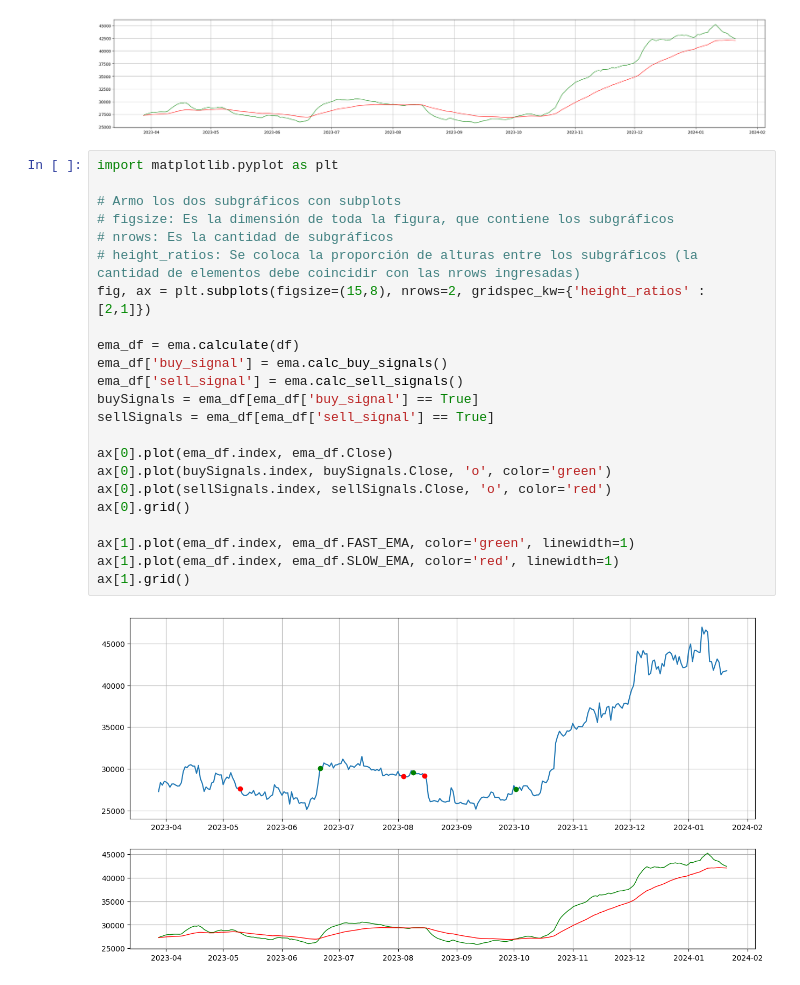
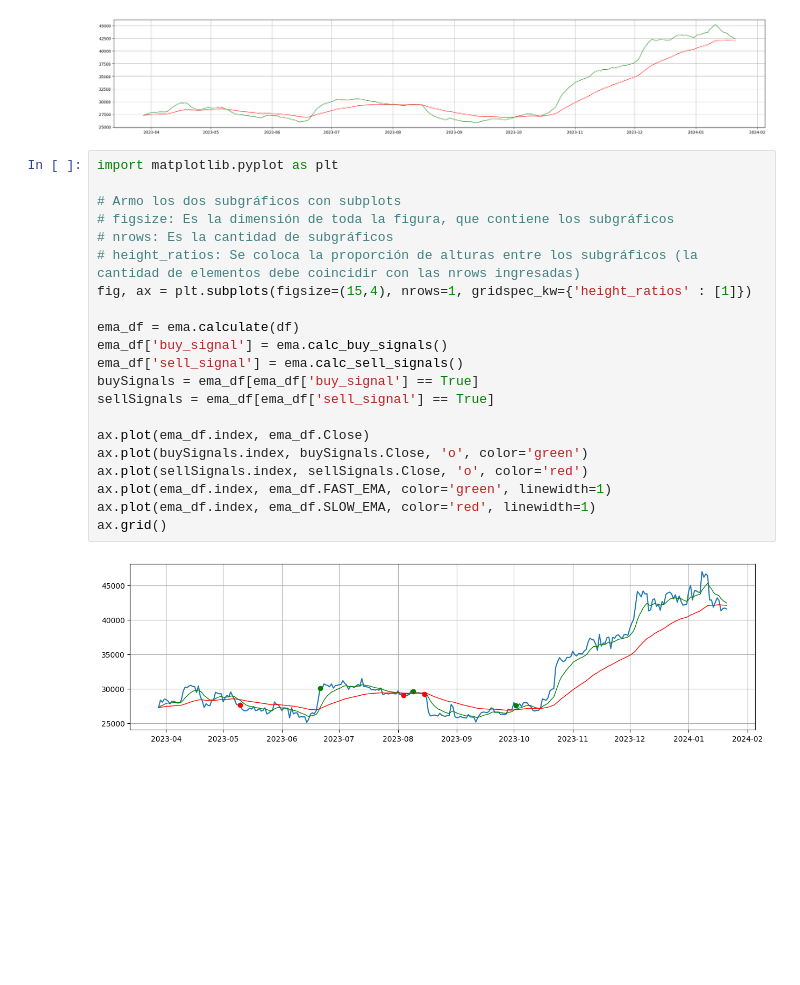
Before and after one commit to AlejandroDaneri/trabajo-profesional-fiuba, a Jupyter notebook: tests_indicators/ema.ipynb, the cells around one changed output. Drawn from its saved outputs; the diff is of its cells as text; blank space fills up the shorter version.

```diff
--- a/tests_indicators/ema.ipynb
+++ b/tests_indicators/ema.ipynb
@@ -22,28 +22,26 @@ ema.plot()
 # %%
 import matplotlib.pyplot as plt
 
 # Armo los dos subgráficos con subplots
 # figsize: Es la dimensión de toda la figura, que contiene los subgráficos
 # nrows: Es la cantidad de subgráficos
 # height_ratios: Se coloca la proporción de alturas entre los subgráficos (la cantidad de elementos debe coincidir con las nrows ingresadas)
-fig, ax = plt.subplots(figsize=(15,8), nrows=2, gridspec_kw={'height_ratios' : [2,1]})
+fig, ax = plt.subplots(figsize=(15,4), nrows=1, gridspec_kw={'height_ratios' : [1]})
 
 ema_df = ema.calculate(df)
 ema_df['buy_signal'] = ema.calc_buy_signals()
 ema_df['sell_signal'] = ema.calc_sell_signals()
 buySignals = ema_df[ema_df['buy_signal'] == True]
 sellSignals = ema_df[ema_df['sell_signal'] == True]
 
-ax[0].plot(ema_df.index, ema_df.Close)
-ax[0].plot(buySignals.index, buySignals.Close, 'o', color='green')
-ax[0].plot(sellSignals.index, sellSignals.Close, 'o', color='red')
-ax[0].grid()
-
-ax[1].plot(ema_df.index, ema_df.FAST_EMA, color='green', linewidth=1)
-ax[1].plot(ema_df.index, ema_df.SLOW_EMA, color='red', linewidth=1)
-ax[1].grid()
+ax.plot(ema_df.index, ema_df.Close)
+ax.plot(buySignals.index, buySignals.Close, 'o', color='green')
+ax.plot(sellSignals.index, sellSignals.Close, 'o', color='red')
+ax.plot(ema_df.index, ema_df.FAST_EMA, color='green', linewidth=1)
+ax.plot(ema_df.index, ema_df.SLOW_EMA, color='red', linewidth=1)
+ax.grid()
 # %% [output]
-[figure, old version]
+[figure, new version]
 # %%
 new_record = data.iloc[-1:]
 ema.predict_signal(new_record)
```
Also changed, not shown: parts of 1 cell of this notebook, 3 other files.
